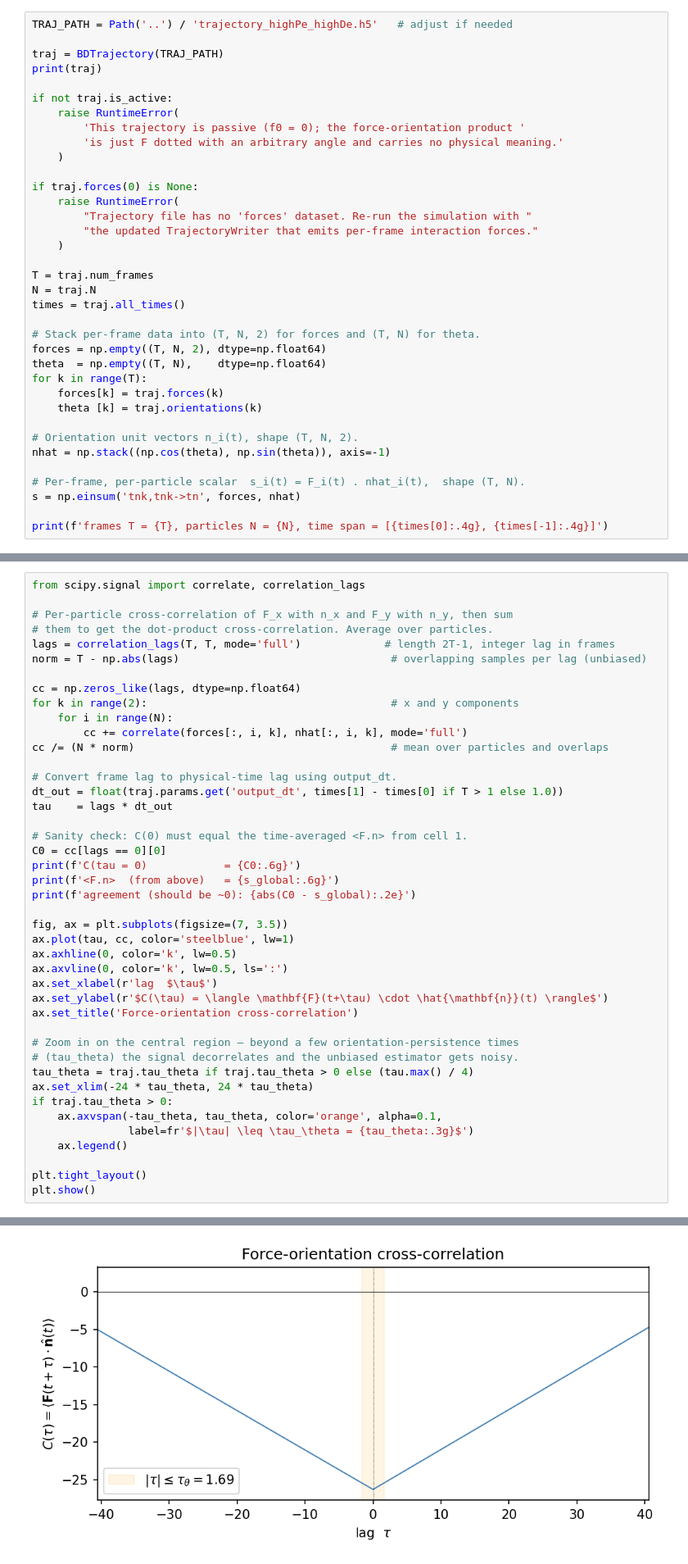
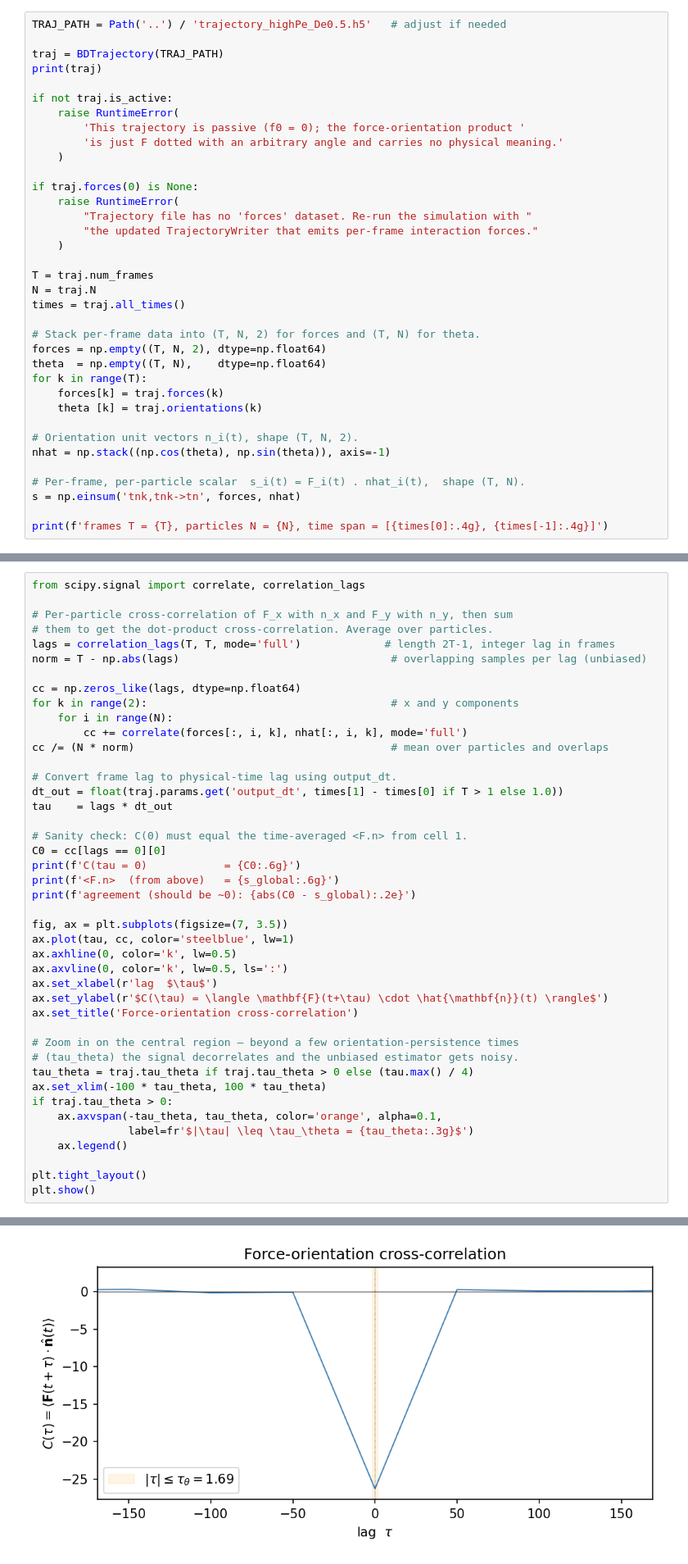
Before and after one commit to jacktreado/GPUParticles, a Jupyter notebook: python/force_orientation_correlation.ipynb, the cells around one changed output, grey strips where cells are left out. Shown at 82% size. Cells and saved outputs as stored; diff of their text form.

```diff
--- a/python/force_orientation_correlation.ipynb
+++ b/python/force_orientation_correlation.ipynb
@@ -32,7 +32,7 @@ plt.rcParams.update({'figure.dpi': 150})
 
 `BDTrajectory.forces(i)` returns the per-frame pair-interaction force array (shape `(N, 2)`); `BDTrajectory.orientations(i)` returns $\theta_i$. We stack them into `(T, N, 2)` and `(T, N)` arrays for vectorised analysis.
 # %%
-TRAJ_PATH = Path('..') / 'trajectory_highPe_highDe.h5'   # adjust if needed
+TRAJ_PATH = Path('..') / 'trajectory_highPe_De0.5.h5'   # adjust if needed
 
 traj = BDTrajectory(TRAJ_PATH)
 print(traj)
@@ -144,35 +144,35 @@ dt_out = float(traj.params.get('output_dt', times[1] - times[0] if T > 1 else 1.
 tau    = lags * dt_out
 
 # Sanity check: C(0) must equal the time-averaged <F.n> from cell 1.
 C0 = cc[lags == 0][0]
 print(f'C(tau = 0)            = {C0:.6g}')
 print(f'<F.n>  (from above)   = {s_global:.6g}')
 print(f'agreement (should be ~0): {abs(C0 - s_global):.2e}')
 
 fig, ax = plt.subplots(figsize=(7, 3.5))
 ax.plot(tau, cc, color='steelblue', lw=1)
 ax.axhline(0, color='k', lw=0.5)
 ax.axvline(0, color='k', lw=0.5, ls=':')
 ax.set_xlabel(r'lag  $\tau$')
 ax.set_ylabel(r'$C(\tau) = \langle \mathbf{F}(t+\tau) \cdot \hat{\mathbf{n}}(t) \rangle$')
 ax.set_title('Force-orientation cross-correlation')
 
 # Zoom in on the central region — beyond a few orientation-persistence times
 # (tau_theta) the signal decorrelates and the unbiased estimator gets noisy.
 tau_theta = traj.tau_theta if traj.tau_theta > 0 else (tau.max() / 4)
-ax.set_xlim(-24 * tau_theta, 24 * tau_theta)
+ax.set_xlim(-100 * tau_theta, 100 * tau_theta)
 if traj.tau_theta > 0:
     ax.axvspan(-tau_theta, tau_theta, color='orange', alpha=0.1,
                label=fr'$|\tau| \leq \tau_\theta = {tau_theta:.3g}$')
     ax.legend()
 
 plt.tight_layout()
 plt.show()
 # %% [output]
 C(tau = 0)            = -26.2935
 <F.n>  (from above)   = -26.2935
 agreement (should be ~0): 4.26e-14
-[figure, old version]
+[figure, new version]
 # %% [markdown]
 ## 3. Force–orientation alignment vs local density
 
```
Also changed, not shown: parts of 1 cell of this notebook, 15 other files.
